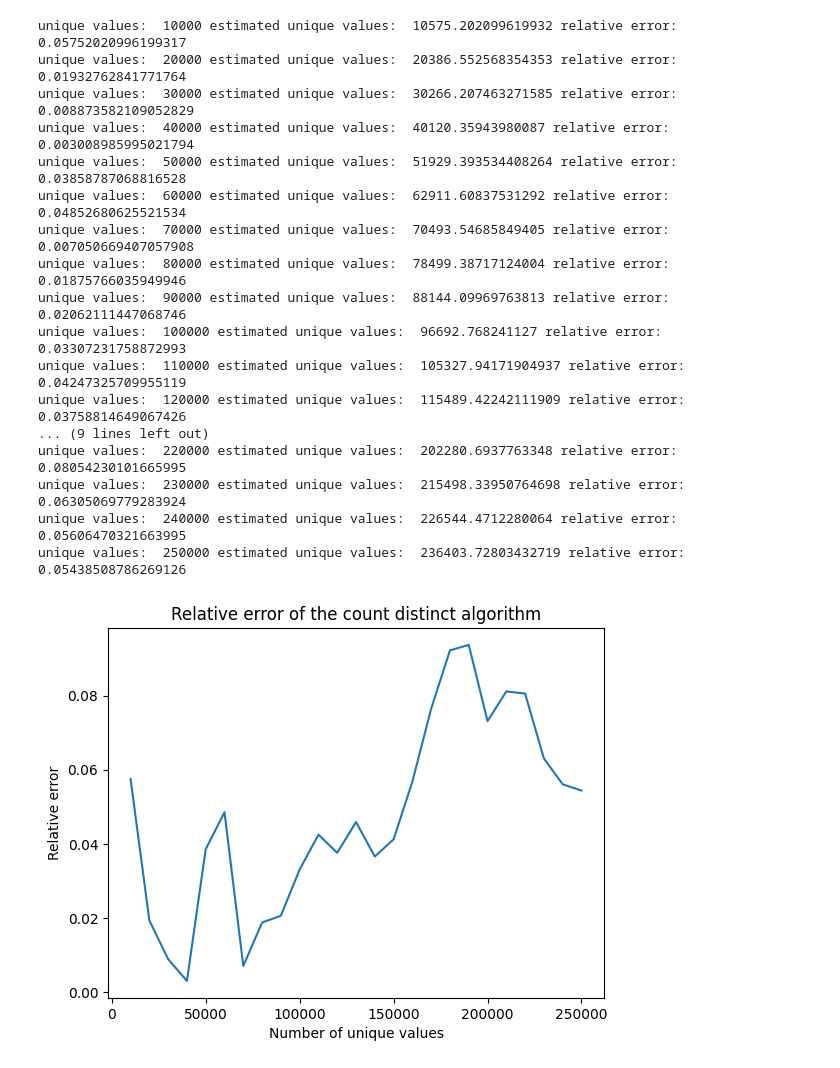
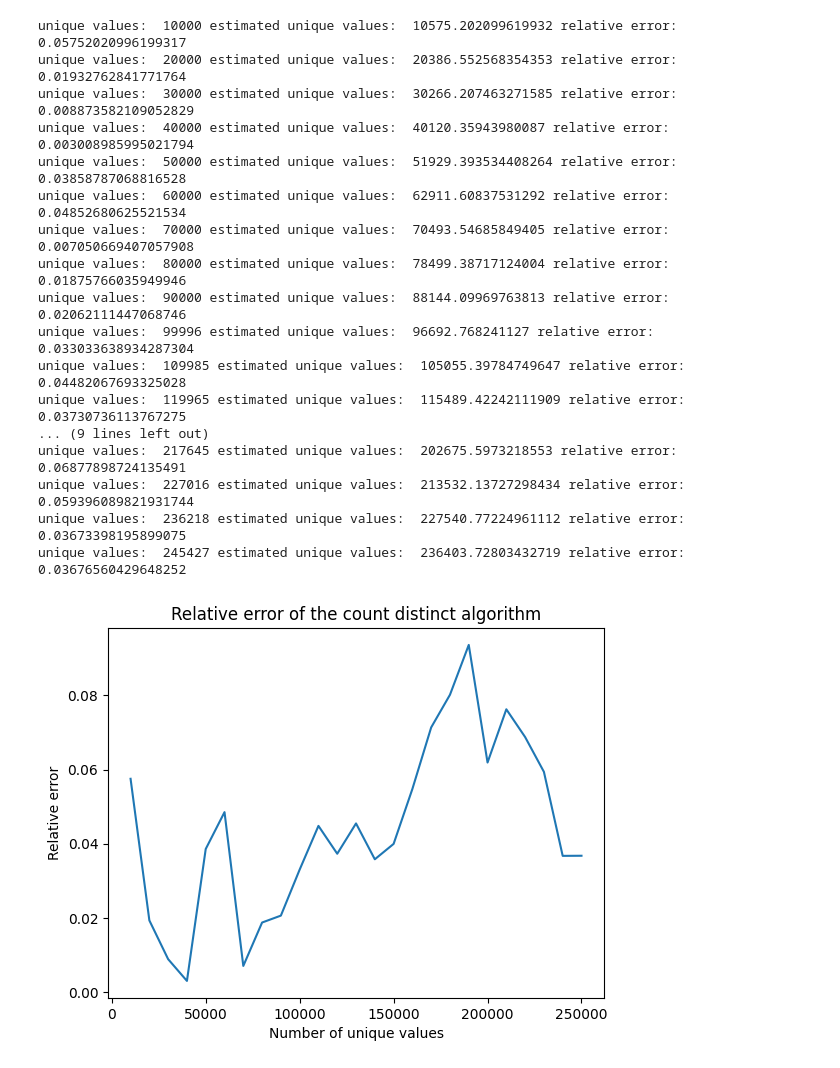
Before and after one commit to Xgreg2001/big_data_2024, a Jupyter notebook: zad_18_21/main.ipynb, the cells around one changed output. Cells and saved outputs as stored; diff of their text form; code cells hidden in the pictures.

```diff
--- a/zad_18_21/main.ipynb
+++ b/zad_18_21/main.ipynb
@@ -19,41 +19,42 @@ def count_unique(stream, k):
         return k - L
     else:
         return (k-1)/X[k-1]
 
 k = 400
 counts = [10000 * i for i in range(1, 26)]
 estimates = []
 relative_errors = []
 for count in counts:
     stream = [random.randint(1, count) for _ in range(1000000)]
+    count = len(set(stream))
     estimates.append(count_unique(stream, k))
     relative_errors.append(abs(estimates[-1] - count) / count)
     print("unique values: ", count, "estimated unique values: ", estimates[-1], "relative error: ", relative_errors[-1])
 
 plt.plot(counts, relative_errors)
 plt.xlabel("Number of unique values")
 plt.ylabel("Relative error")
 plt.title("Relative error of the count distinct algorithm")
 plt.show()
 # %% [output]
 unique values:  10000 estimated unique values:  10575.202099619932 relative error:  0.05752020996199317
 unique values:  20000 estimated unique values:  20386.552568354353 relative error:  0.01932762841771764
 unique values:  30000 estimated unique values:  30266.207463271585 relative error:  0.008873582109052829
 unique values:  40000 estimated unique values:  40120.35943980087 relative error:  0.003008985995021794
 unique values:  50000 estimated unique values:  51929.393534408264 relative error:  0.03858787068816528
 unique values:  60000 estimated unique values:  62911.60837531292 relative error:  0.04852680625521534
 unique values:  70000 estimated unique values:  70493.54685849405 relative error:  0.007050669407057908
 unique values:  80000 estimated unique values:  78499.38717124004 relative error:  0.01875766035949946
 unique values:  90000 estimated unique values:  88144.09969763813 relative error:  0.02062111447068746
-unique values:  100000 estimated unique values:  96692.768241127 relative error:  0.03307231758872993
-unique values:  110000 estimated unique values:  105327.94171904937 relative error:  0.04247325709955119
-unique values:  120000 estimated unique values:  115489.42242111909 relative error:  0.03758814649067426
+unique values:  99996 estimated unique values:  96692.768241127 relative error:  0.033033638934287304
+unique values:  109985 estimated unique values:  105055.39784749647 relative error:  0.04482067693325028
+unique values:  119965 estimated unique values:  115489.42242111909 relative error:  0.03730736113767275
 ... (9 lines left out)
-unique values:  220000 estimated unique values:  202280.6937763348 relative error:  0.08054230101665995
-unique values:  230000 estimated unique values:  215498.33950764698 relative error:  0.06305069779283924
-unique values:  240000 estimated unique values:  226544.4712280064 relative error:  0.05606470321663995
-unique values:  250000 estimated unique values:  236403.72803432719 relative error:  0.05438508786269126
+unique values:  217645 estimated unique values:  202675.5973218553 relative error:  0.06877898724135491
+unique values:  227016 estimated unique values:  213532.13727298434 relative error:  0.059396089821931744
+unique values:  236218 estimated unique values:  227540.77224961112 relative error:  0.03673398195899075
+unique values:  245427 estimated unique values:  236403.72803432719 relative error:  0.03676560429648252
-[figure, old version]
+[figure, new version]
 # %%
 seed = 42069
 
```
Also changed, not shown: parts of 1 cell of this notebook, 9 other files.
